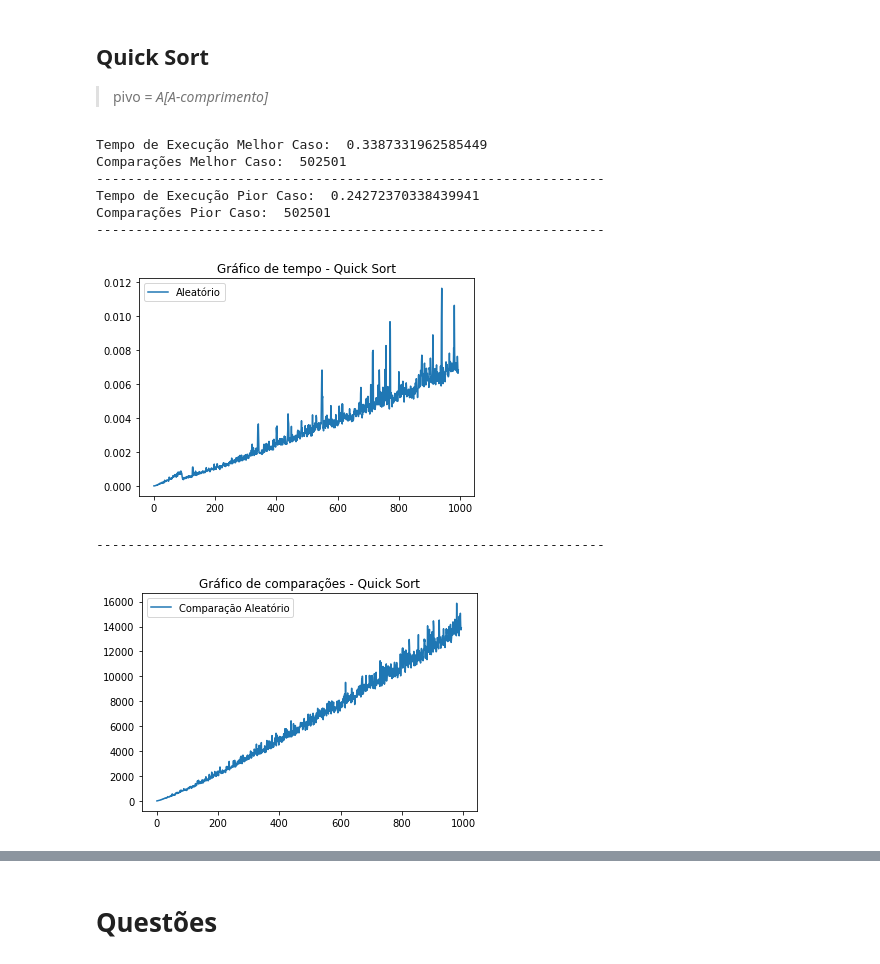
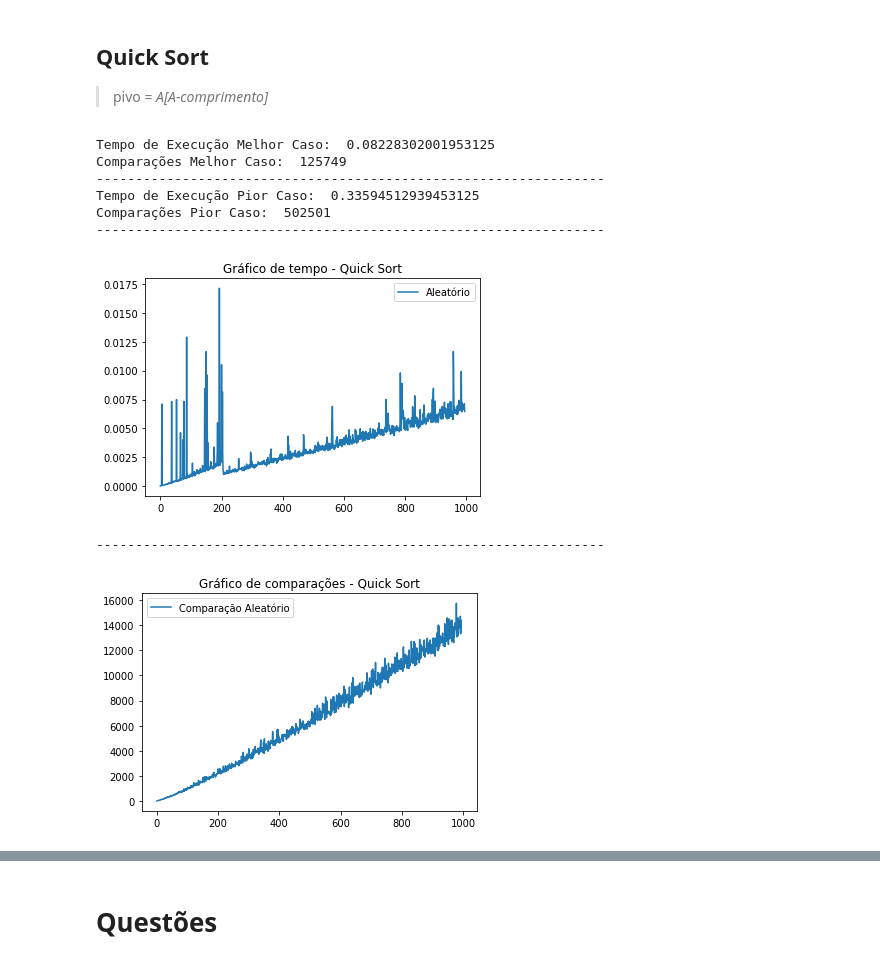
Before and after one commit to Arthss/Exerc-cio-de-CPA, a Jupyter notebook: Exercício_de_CPA.ipynb, the cells around one changed output, grey strips where cells are left out. Drawn from its saved outputs; the diff is of its cells as text; code cells hidden in the pictures.

```diff
--- a/Exercício_de_CPA.ipynb
+++ b/Exercício_de_CPA.ipynb
@@ -175,7 +175,7 @@ def mergeSort(arr):
 # %%
 tempoAleatorio = []
 comparacoesAleatorio = []
-for a in range(5,1000,5):
+for a in range(5,1000):
   aleatorio = geraArrayAleatorio(a)
   aux = tempo(mergeSort, aleatorio)
   ##print(aux[0])
@@ -406,10 +406,9 @@ def heapSort(arr):
 # %%
 tempoAleatorio = []
 comparacoesAleatorio = []
-for a in range(5,1000,5):
+for a in range(5,1000):
   aleatorio = geraArrayAleatorio(a)
   aux = tempo(heapSort, aleatorio)
-#  print(aux[0])
   tempoAleatorio.append(aux[0])
   comparacoesAleatorio.append(aux[1])
 # %%
@@ -423,10 +422,10 @@ for a in range(5,1000,5):
 # %%
-tempoPiorCaso = []
-comparacoesPiorCaso = []
-for a in range(5,1000,5):
-  piorCaso = np.arange(a, 0, -1)
-  aux = tempo(heapSort, piorCaso)
-  tempoPiorCaso.append(aux[0])
-  comparacoesPiorCaso.append(aux[1])
+tempoDecrescente = []
+comparacoesDecrescente = []
+for a in range(5,1000):
+  decrescente = np.arange(a, 0, -1)
+  aux = tempo(heapSort, decrescente)
+  tempoDecrescente.append(aux[0])
+  comparacoesDecrescente.append(aux[1])
 # %%
 plt.plot(tempoAleatorio, label = 'Aleatório')
@@ -470,11 +469,6 @@ def quick_sort(a, comparacoes, ini=0, fim=None):
     return a, comparacoes
 
 def particao(a, ini, fim):
-    # para uma versão com partição aleatória
-    # descomente as próximas três linhas:
-    # from random import randrange
-    # rand = randrange(ini, fim)
-    # a[rand], a[fim - 1] = a[fim - 1], a[rand]
     contador = 0
     pivo = a[fim - 1]
     for i in range(ini, fim):
@@ -500,56 +494,61 @@ for a in range(5,1000):
 
   tempoExecucao = fim - inicio
   tempoAleatorio.append(tempoExecucao)
   comparacoesAleatorio.append(aux[1])
 
 
-melhorCaso = np.arange(1000)
+metadeOrdenada1 = np.arange(1, 500)
+metadeOrdenada2 = np.arange(501, 1000)
+
+metadeOrdenada = metadeOrdenada1 + metadeOrdenada2
+inicio = time.time()
+aux = quick_sort(metadeOrdenada, 0)
+fim = time.time()
+
+tempoMetadeOrdenada = fim - inicio
+comparacoesMetadeOrdenada = aux[1]
+
+
+ordenado = np.arange(1000)
 
 inicio = time.time()
-aux = quick_sort(melhorCaso, 0)
+aux = quick_sort(ordenado, 0)
 fim = time.time()
 
-tempoMelhorCaso = fim - inicio
-comparacoesMelhorCaso = aux[1]
+tempoOrdenado = fim - inicio
+comparacoesOrdenado = aux[1]
+
+teste1 = geraArrayAleatorio(1000)
 
 
-piorCaso = np.arange(1000, 0, -1)
-
-inicio = time.time()
-aux = quick_sort(piorCaso, 0)
-fim = time.time()
-
-tempoPiorCaso = fim - inicio
-comparacoesPiorCaso = aux[1]
-
-print("Tempo de Execução Melhor Caso: ", tempoMelhorCaso)
-print("Comparações Melhor Caso: ", comparacoesMelhorCaso)
+print("Tempo de Execução Melhor Caso: ", tempoMetadeOrdenada)
+print("Comparações Melhor Caso: ", comparacoesMetadeOrdenada)
 print("-----------------------------------------------------------------")
-print("Tempo de Execução Pior Caso: ", tempoPiorCaso)
-print("Comparações Pior Caso: ", comparacoesPiorCaso)
+print("Tempo de Execução Pior Caso: ", tempoOrdenado)
+print("Comparações Pior Caso: ", comparacoesOrdenado)
 print("-----------------------------------------------------------------")
 plt.plot(tempoAleatorio, label = 'Aleatório')
 plt.title('Gráfico de tempo - Quick Sort')
 plt.legend()
 plt.show()
 print("-----------------------------------------------------------------")
 plt.plot(comparacoesAleatorio, label = 'Comparação Aleatório')
 plt.title('Gráfico de comparações - Quick Sort')
 plt.legend()
 plt.show()
 print("-----------------------------------------------------------------")
-print("O melhor caso do QuickSort é o vetor já ordenado!")
-print("O pior caso do QuickSort é o vetor descrecente!")
+print("O melhor caso do QuickSort é quando n/2 já está ordenado!")
+print("O pior caso do QuickSort é o vetor já ordenado!")
 print("O melhor caso: O(n log n )")
 print("O pior caso: O(n²)")
 # %% [output]
-Tempo de Execução Melhor Caso:  0.3387331962585449
-Comparações Melhor Caso:  502501
+Tempo de Execução Melhor Caso:  0.08228302001953125
+Comparações Melhor Caso:  125749
 -----------------------------------------------------------------
-Tempo de Execução Pior Caso:  0.24272370338439941
+Tempo de Execução Pior Caso:  0.33594512939453125
 Comparações Pior Caso:  502501
 -----------------------------------------------------------------
-[figure, old version]
+[figure, new version]
 -----------------------------------------------------------------
-[figure, old version]
+[figure, new version]
 -----------------------------------------------------------------
```
Also changed, not shown: parts of 10 cells of this notebook.
